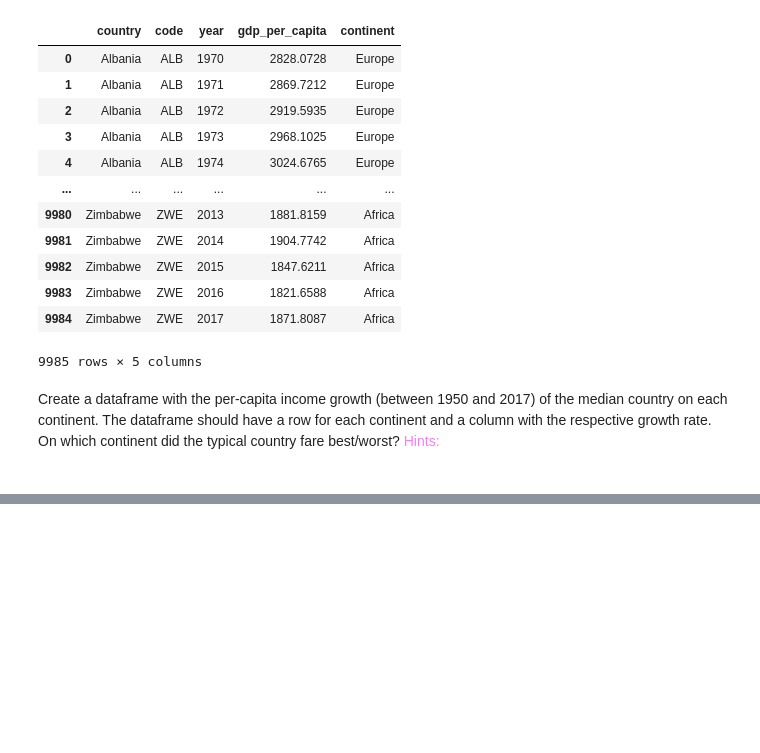
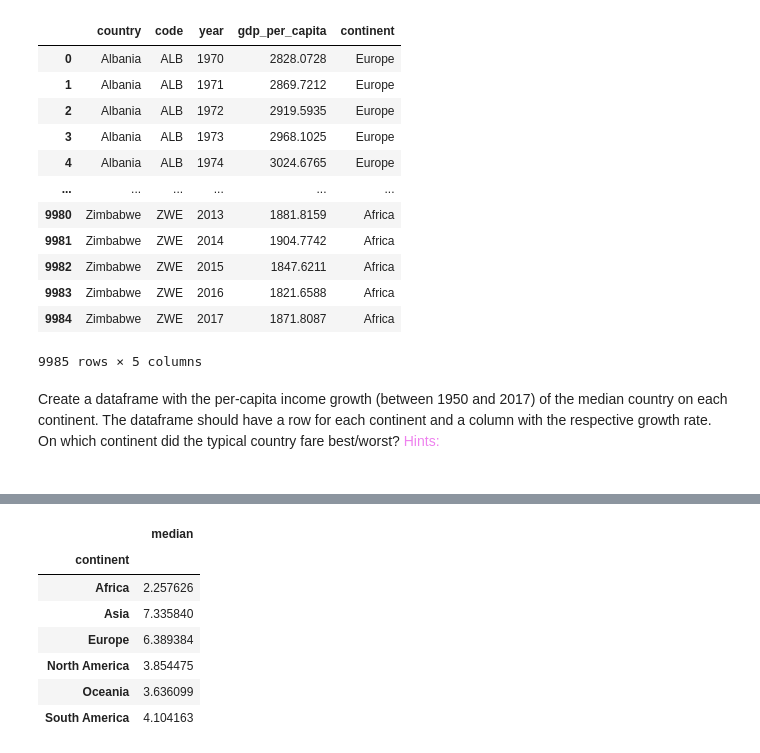
Before and after one commit to rKeller123/Programming-for-Data-Scientists-II, a Jupyter notebook: 2_Exercises/2_3-Exercises.ipynb, the cells around one changed output, grey strips where cells are left out. Drawn from its saved outputs; the diff is of its cells as text; code cells hidden in the pictures; blank space fills up the shorter version.

```diff
--- a/2_Exercises/2_3-Exercises.ipynb
+++ b/2_Exercises/2_3-Exercises.ipynb
@@ -406,0 +455,12 @@ ValueError: The truth value of a Series is ambiguous. Use a.empty, a.bool(), a.i
+# %%
+median_country_per_continent = income_growth_wide.groupby("continent")["growth"].agg(["median"])
+median_country_per_continent
+# %% [output]
+|  | median |
+| continent |  |
+| Africa | 2.257626 |
+| Asia | 7.335840 |
+| Europe | 6.389384 |
+| North America | 3.854475 |
+| Oceania | 3.636099 |
+| South America | 4.104163 |
```
Also changed, not shown: parts of 3 cells of this notebook, 8 other files.
